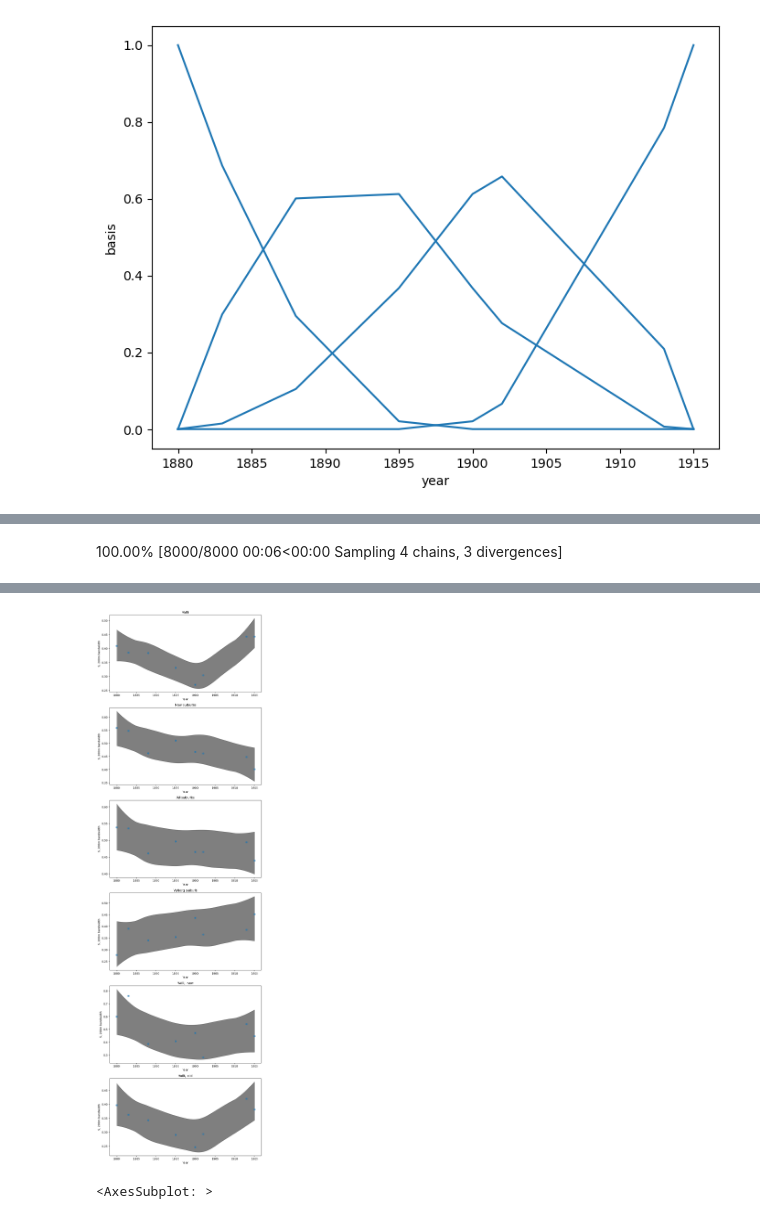
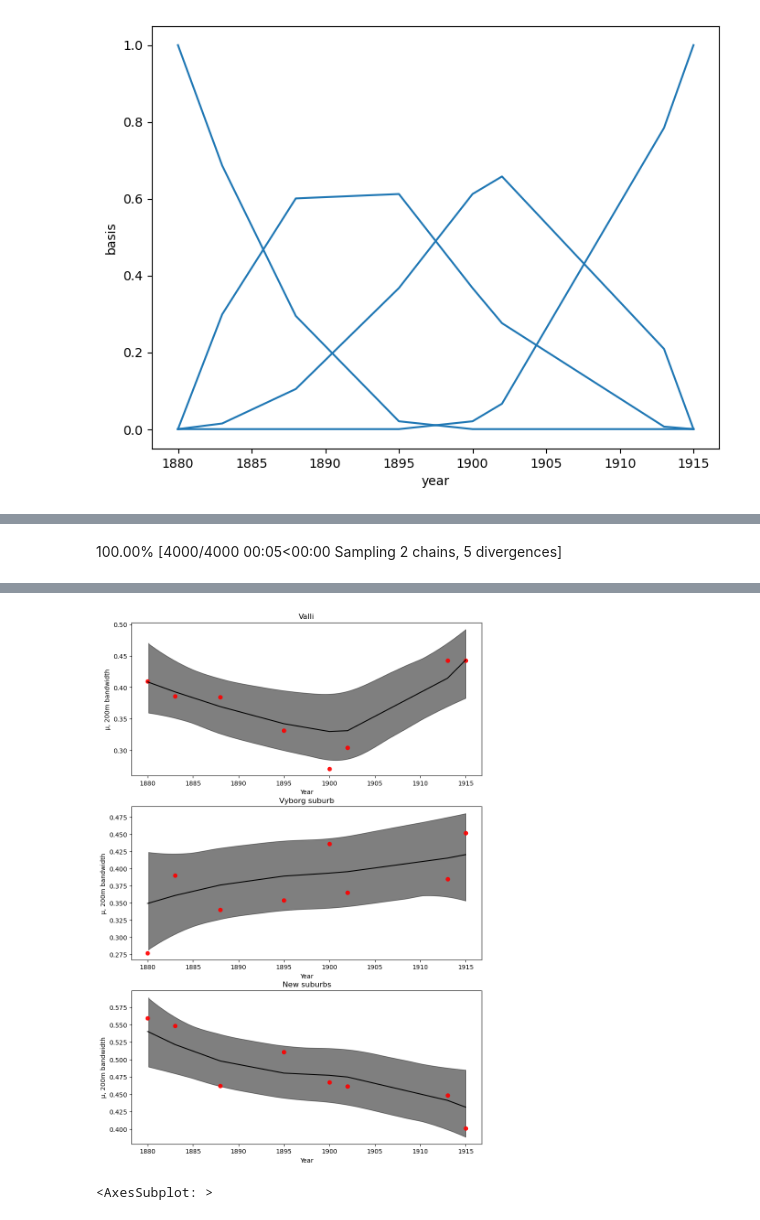
Before and after one commit to AnttiHaerkoenen/spatial_segregation, a Jupyter notebook: notebooks/segregation_change_1880-1915.ipynb, the cells around one changed output, grey strips where cells are left out. Drawn from its saved outputs; the diff is of its cells as text; code cells hidden in the pictures.

```diff
--- a/notebooks/segregation_change_1880-1915.ipynb
+++ b/notebooks/segregation_change_1880-1915.ipynb
@@ -278,7 +279,7 @@ for year in (1880, 1900, 1915):
     s_ = []
 
     population_data = pd.read_csv(
-            data_dir / 'interim' / f'pop_by_plot_{year}.csv',
+            DATA_DIR / 'interim' / f'pop_by_plot_{year}.csv',
         index_col=0,
         dtype={'district': str, 'plot_number': str},
     ).pipe(prepare_pop_data)
@@ -292,7 +293,7 @@ for year in (1880, 1900, 1915):
     plt.show()
     for bw in BWS:
         for group in 'orthodox', 'lutheran', 'total':
-            file = data_dir / 'processed' / f"{group}_density_Valli_{year}_{bw}m.tif"
+            file = DATA_DIR / 'processed' / f"{group}_density_Valli_{year}_{bw}m.tif"
             if file.exists():
                 continue
             density, raster_args = kernel_density_surface(
@@ -337,7 +338,7 @@ for year in YEARS:
         continue
     bw = 150
     population_data = pd.read_csv(
-        data_dir / 'interim' / f'pop_by_page_{year}.csv',
+        DATA_DIR / 'interim' / f'pop_by_page_{year}.csv',
         index_col=0,
         dtype={'district': str, 'representative_plot': str, 'page_number': str},
     ).pipe(prepare_pop_data)
@@ -555,7 +556,7 @@ import arviz as az
 import pymc as pm
 from patsy import dmatrix
 
-regression_data = pd.read_csv(data_dir / 'processed' / 'results.csv', index_col=0)
+regression_data = pd.read_csv(DATA_DIR / 'processed' / 'results.csv', index_col=0)
 regression_data.loc[regression_data.index.isin(BAD_YEARS),:] = np.nan
 regression_data = regression_data.dropna(axis=0)
 n_knots = 3
@@ -578,10 +579,10 @@ Text(0, 0.5, 'basis')
 # %%
 μ_w = [0] * (n_knots + 1)
 with pm.Model() as model:
-    a = pm.Normal("a", 0.45, 0.01)
-    w = pm.Normal("w", mu=μ_w, sigma=0.1, shape=B.shape[1])
+    a = pm.Normal("a", 0.45, 0.05)
+    w = pm.Normal("w", mu=μ_w, sigma=0.05, shape=B.shape[1])
     μ = pm.Deterministic("μ", a + pm.math.dot(np.asarray(B, order="F"), w.T))
-    σ = pm.HalfNormal('σ_0', 0.1)
+    σ = pm.HalfNormal('σ', 0.05)
     S = pm.Normal("S", μ, σ, observed=regression_data['200'])
-    idata = pm.sample(1000, tune=1000, chains=4)
+    idata = pm.sample(1000, tune=1000, chains=2)
 # %% [output]
@@ -622,23 +643,29 @@ plt.show()
 # %%
-fig, axs = plt.subplots(ncols=1, nrows=len(AREAS), figsize=(10, 6 * len(AREAS)))
+areas = ["Valli", "Vyborg suburb", "New suburbs"]
+fig, axs = plt.subplots(
+    ncols=1,
+    nrows=len(areas),
+    figsize=(10, 5 * len(areas)),
+)
 
-for i, area in enumerate(AREAS):
+for i, area in enumerate(areas):
     μ_w = [0] * (n_knots + 1)
-    with pm.Model() as model_valli:
-        a = pm.Normal("a", 0.5, 0.01)
-        w = pm.Normal("w", mu=μ_w, sigma=0.2, shape=B.shape[1])
+    with pm.Model() as model_area:
+        a = pm.Normal("a", 0.5, 0.05)
+        w = pm.Normal("w", mu=μ_w, sigma=0.05, shape=B.shape[1])
         μ = pm.Deterministic("μ", a + pm.math.dot(np.asarray(B, order="F"), w.T))
-        σ = pm.HalfNormal('σ_0', 0.1)
+        σ = pm.HalfNormal('σ_0', 0.05)
         S = pm.Normal("S", μ, σ, observed=results_by_district[area])
-        idata = pm.sample(1000, tune=1000, chains=4)
+        idata_area = pm.sample(1000, tune=1000, chains=2)
 
-    az.plot_hdi(regression_data.index, idata["posterior"]["μ"], color="k", hdi_prob=0.95, ax=axs[i])
-    axs[i].plot(regression_data.index, results_by_district[area], "o", alpha=0.7)
-    # axs[i].set_ylim(0.1, 0.5)
+    az.plot_hdi(regression_data.index, idata_area["posterior"]["μ"], color="k", hdi_prob=0.95, ax=axs[i])
+    axs[i].plot(regression_data.index, results_by_district[area], "o", c='red', alpha=0.9)
+    axs[i].plot(regression_data.index, idata_area["posterior"]["μ"].mean(axis=(0,1)), c='black')
     axs[i].set_xlabel("Year")
-    axs[i].set_ylabel("S, 200m bandwidth")
+    axs[i].set_ylabel("μ, 200m bandwidth")
     axs[i].set_title(area)
 
+plt.savefig(FIG_DIR / 'all.png')
 plt.show()
 # %% [output]
-100.00% [8000/8000 00:06<00:00 Sampling 4 chains, 3 divergences]
+100.00% [4000/4000 00:05<00:00 Sampling 2 chains, 5 divergences]
@@ -646,4 +673,4 @@ Sampling 4 chains for 1_000 tune and 1_000 draw iterations (4_000 + 4_000 draws
-[figure, old version]
+[figure, new version]
 # %%
 valli_results.plot()
 # %% [output]
```
Also changed, not shown: parts of 16 cells of this notebook, 14 other files.
